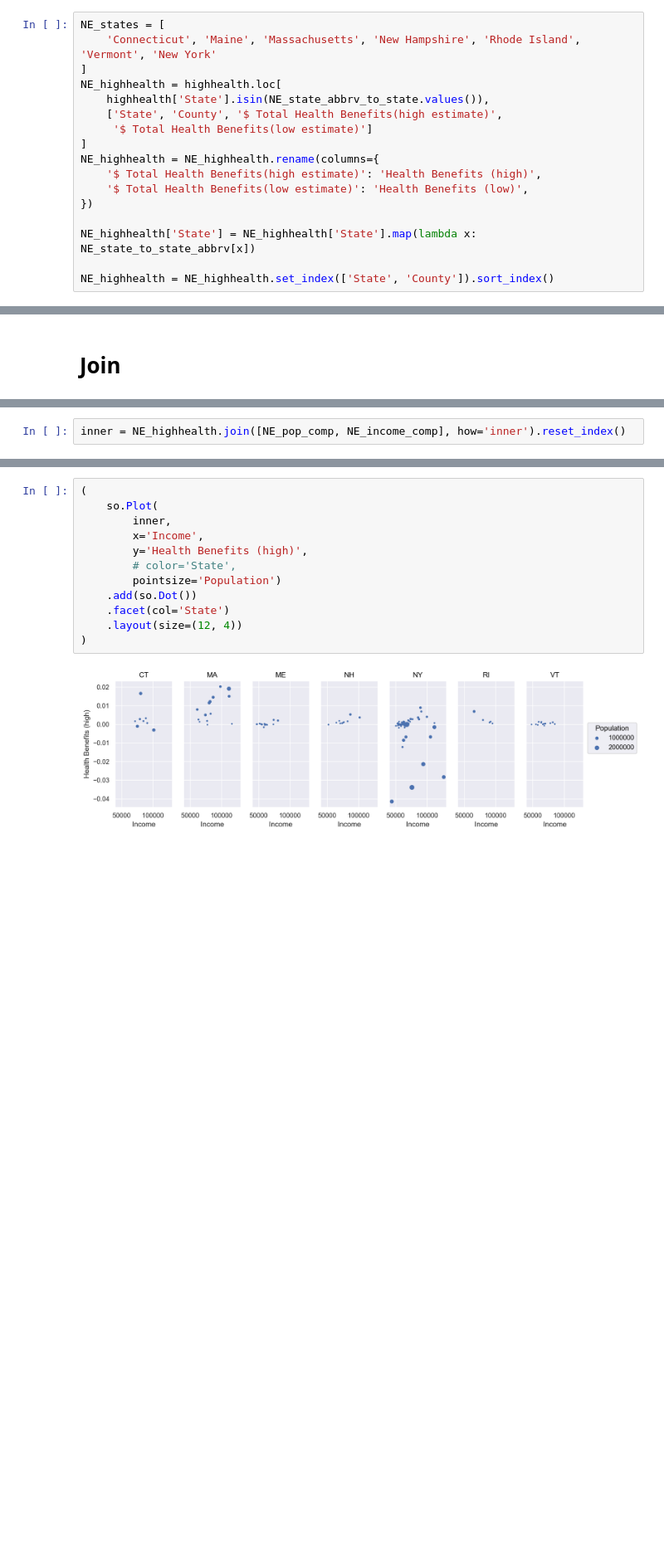
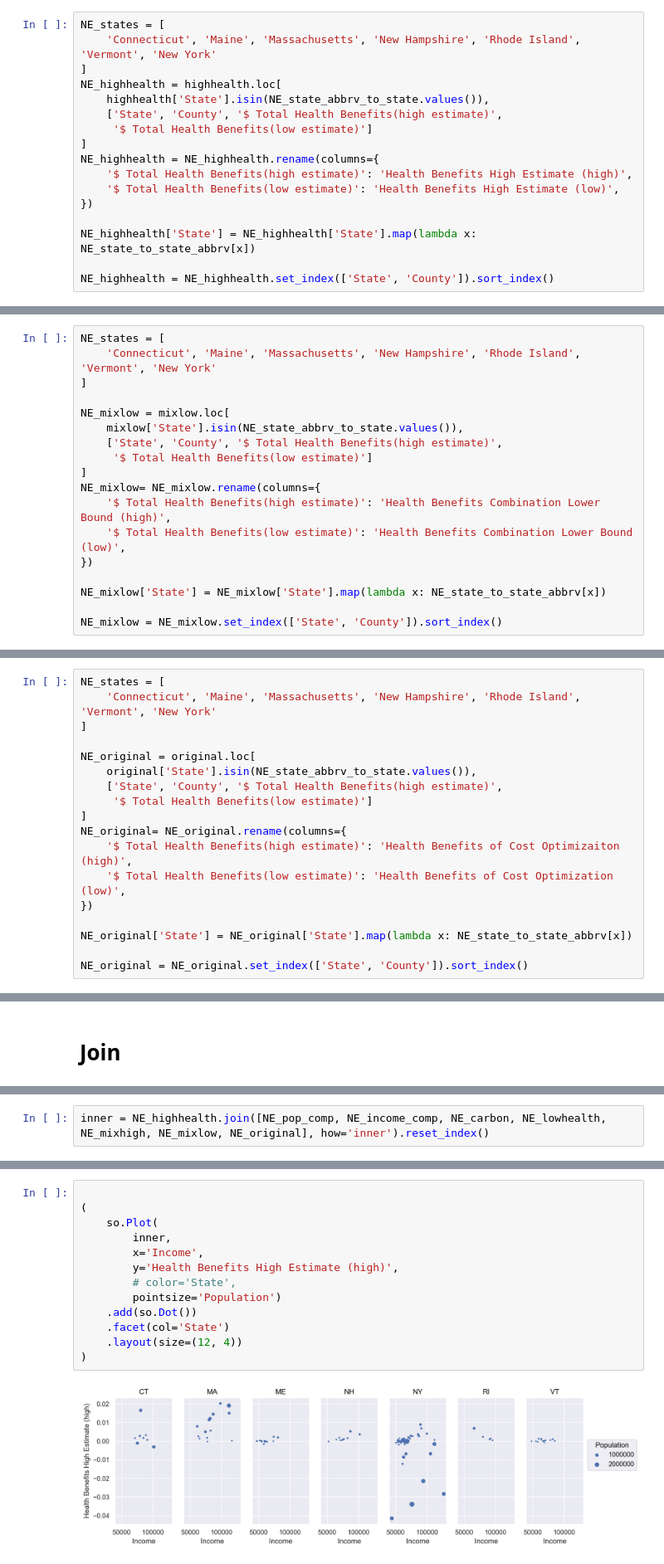
Before and after one commit to elizrgrs/powersystemspublichealth, a Jupyter notebook: dataprocessing/plotting_chris.ipynb, the cells around one changed output, grey strips where cells are left out. Shown: that part at 83% size. Drawn from its saved outputs; the diff is of its cells as text; blank space fills up the shorter version.

Commit message:
updated plotting code to include all scenarios

```diff
--- a/dataprocessing/plotting_chris.ipynb
+++ b/dataprocessing/plotting_chris.ipynb
@@ -122,8 +122,8 @@ NE_highhealth = highhealth.loc[
      '$ Total Health Benefits(low estimate)']
 ]
 NE_highhealth = NE_highhealth.rename(columns={
-    '$ Total Health Benefits(high estimate)': 'Health Benefits (high)',
-    '$ Total Health Benefits(low estimate)': 'Health Benefits (low)',
+    '$ Total Health Benefits(high estimate)': 'Health Benefits High Estimate (high)',
+    '$ Total Health Benefits(low estimate)': 'Health Benefits High Estimate (low)',
 })
 
 NE_highhealth['State'] = NE_highhealth['State'].map(lambda x: NE_state_to_state_abbrv[x])
@@ -148,0 +242,18 @@ NE_highhealth
+# %%
+NE_states = [
+    'Connecticut', 'Maine', 'Massachusetts', 'New Hampshire', 'Rhode Island', 'Vermont', 'New York'
+]
+
+NE_mixlow = mixlow.loc[
+    mixlow['State'].isin(NE_state_abbrv_to_state.values()),
+    ['State', 'County', '$ Total Health Benefits(high estimate)',
+     '$ Total Health Benefits(low estimate)']
+]
+NE_mixlow= NE_mixlow.rename(columns={
+    '$ Total Health Benefits(high estimate)': 'Health Benefits Combination Lower Bound (high)',
+    '$ Total Health Benefits(low estimate)': 'Health Benefits Combination Lower Bound (low)',
+})
+
+NE_mixlow['State'] = NE_mixlow['State'].map(lambda x: NE_state_to_state_abbrv[x])
+
+NE_mixlow = NE_mixlow.set_index(['State', 'County']).sort_index()
@@ -149,3 +262,21 @@ NE_highhealth
+# %%
+NE_states = [
+    'Connecticut', 'Maine', 'Massachusetts', 'New Hampshire', 'Rhode Island', 'Vermont', 'New York'
+]
+
+NE_original = original.loc[
+    original['State'].isin(NE_state_abbrv_to_state.values()),
+    ['State', 'County', '$ Total Health Benefits(high estimate)',
+     '$ Total Health Benefits(low estimate)']
+]
+NE_original= NE_original.rename(columns={
+    '$ Total Health Benefits(high estimate)': 'Health Benefits of Cost Optimizaiton (high)',
+    '$ Total Health Benefits(low estimate)': 'Health Benefits of Cost Optimization (low)',
+})
+
+NE_original['State'] = NE_original['State'].map(lambda x: NE_state_to_state_abbrv[x])
+
+NE_original = NE_original.set_index(['State', 'County']).sort_index()
 # %% [markdown]
 # Population
 # %%
@@ -352,2 +483,2 @@ outer[outer.isna().any(axis=1)]
 # %%
-inner = NE_highhealth.join([NE_pop_comp, NE_income_comp], how='inner').reset_index()
+inner = NE_highhealth.join([NE_pop_comp, NE_income_comp, NE_carbon, NE_lowhealth, NE_mixhigh, NE_mixlow, NE_original], how='inner').reset_index()
@@ -354,14 +503,15 @@ inner = NE_highhealth.join([NE_pop_comp, NE_income_comp], how='inner').reset_ind
 # %%
+
 (
     so.Plot(
         inner,
         x='Income',
-        y='Health Benefits (high)',
+        y='Health Benefits High Estimate (high)',
         # color='State',
         pointsize='Population')
     .add(so.Dot())
     .facet(col='State')
     .layout(size=(12, 4))
 )
 # %% [output]
-[figure, old version]
+[figure, new version]
```
Also changed, not shown: parts of 23 cells of this notebook.
